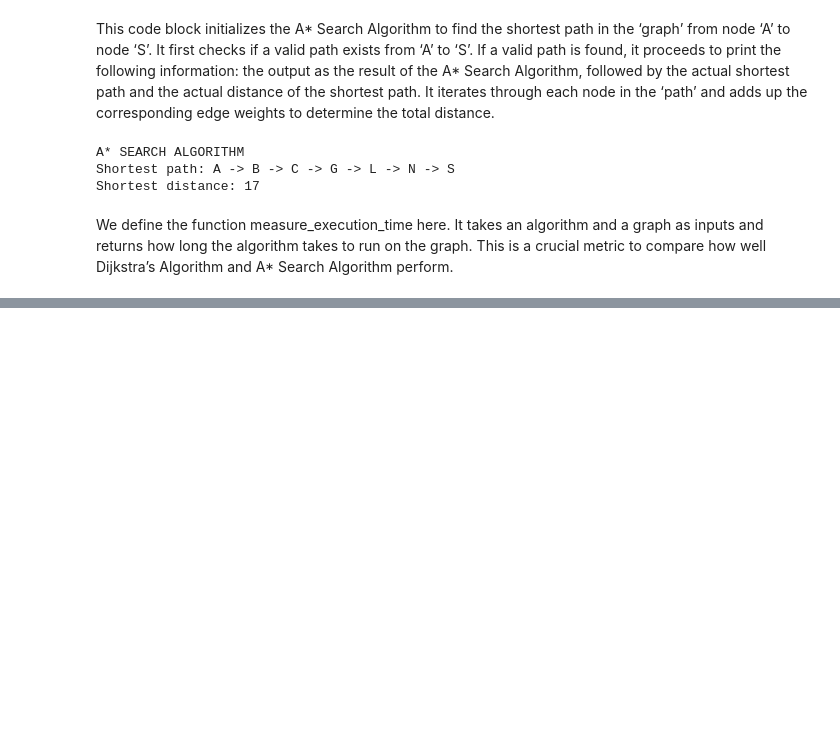
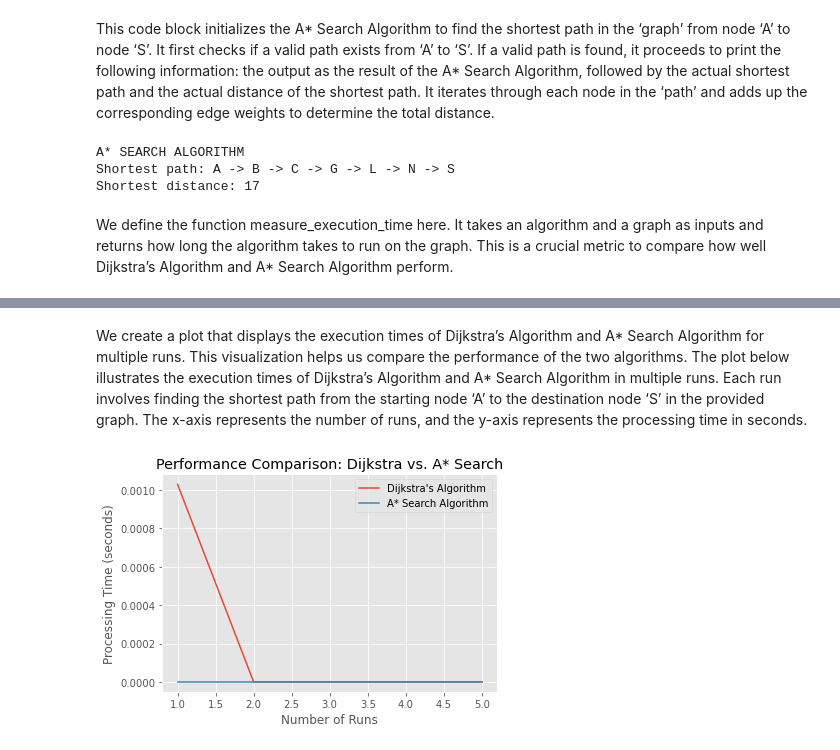
Before and after one commit to EricCCT/CA2, a Jupyter notebook: Eric_Kim_Mabe_2020366_DV_CA2.ipynb, the cells around one changed output, grey strips where cells are left out. Cells and saved outputs as stored; diff of their text form; code cells hidden in the pictures; blank space fills up the shorter version.

```diff
--- a/Eric_Kim_Mabe_2020366_DV_CA2.ipynb
+++ b/Eric_Kim_Mabe_2020366_DV_CA2.ipynb
@@ -324,0 +321,3 @@ Graph algorithms (no date) Our Pattern Language. Available at: https://patterns.
+# %%
+dijkstra_execution_times = []
+astar_execution_times = []
@@ -324,0 +326,7 @@ Graph algorithms (no date) Our Pattern Language. Available at: https://patterns.
+# %%
+for _ in range(num_runs):
+    dijkstra_time = measure_execution_time(graph, start_node, end_node, dijkstra)
+    dijkstra_execution_times.append(dijkstra_time)
+
+    astar_time = measure_execution_time(graph, start_node, end_node, astar)
+    astar_execution_times.append(astar_time)
@@ -324,0 +349,19 @@ Graph algorithms (no date) Our Pattern Language. Available at: https://patterns.
+# %% [markdown]
+We create a plot that displays the execution times of Dijkstra’s Algorithm and A* Search Algorithm for multiple runs. This visualization helps us compare the performance of the two algorithms. The plot below illustrates the execution times of Dijkstra’s Algorithm and A* Search Algorithm in multiple runs. Each run involves finding the shortest path from the starting node ‘A’ to the destination node ‘S’ in the provided graph. The x-axis represents the number of runs, and the y-axis represents the processing time in seconds.
+# %%
+plt.style.use('ggplot')
+
+fig, ax = plt.subplots()
+
+ax.plot(range(1, num_runs + 1), dijkstra_execution_times, label="Dijkstra's Algorithm")
+ax.plot(range(1, num_runs + 1), astar_execution_times, label="A* Search Algorithm")
+
+ax.set_xlabel("Number of Runs")
+ax.set_ylabel("Processing Time (seconds)")
+ax.set_title("Performance Comparison: Dijkstra vs. A* Search")
+
+ax.legend()
+
+plt.show()
+# %% [output]
+[figure, added]
```
Also changed, not shown: parts of 22 cells of this notebook.
